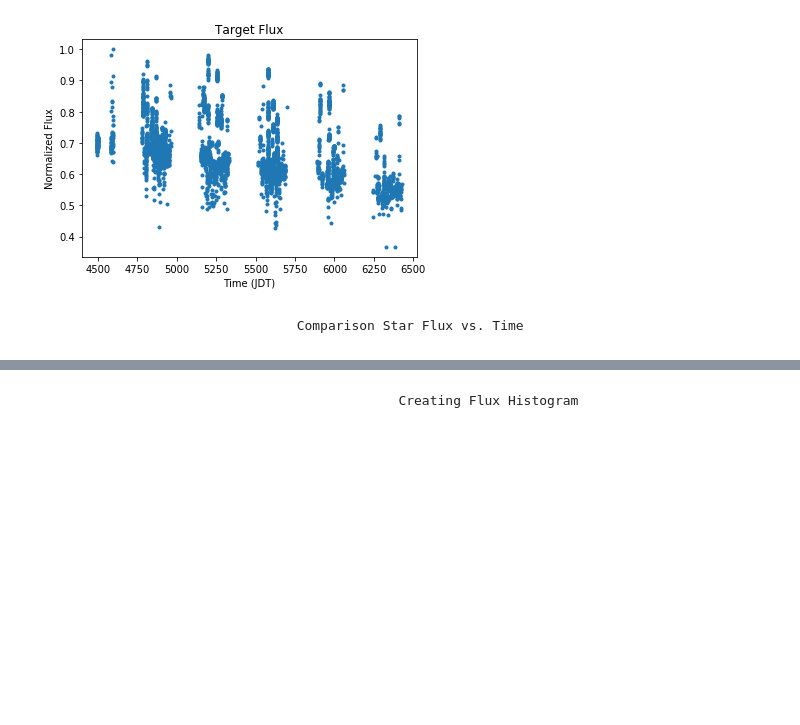
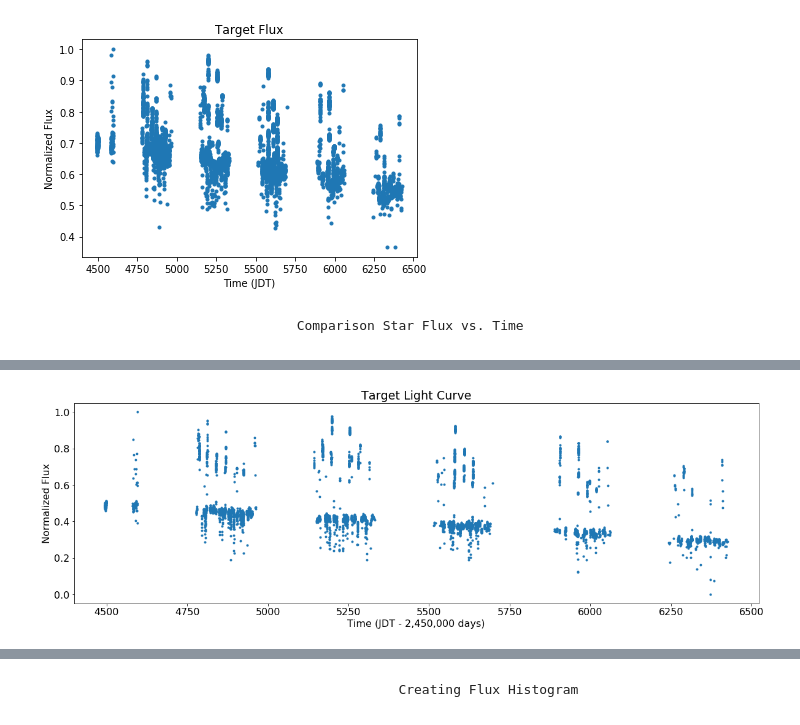
Before and after one commit to joshuapepper/kelt_halo, a Jupyter notebook: KELT Image Data Pipeline KN07.ipynb, the cells around one changed output, grey strips where cells are left out. Drawn from its saved outputs; the diff is of its cells as text; code cells hidden in the pictures; blank space fills up the shorter version.

```diff
--- a/KELT Image Data Pipeline KN07.ipynb
+++ b/KELT Image Data Pipeline KN07.ipynb
@@ -549,14 +542,15 @@ phase = np.remainder(time + phase_offset * period, period * 2) / period # calcul
 # %%
 # create target light curve with target flux minus comparison flux vs. time
 plt.title('Target Light Curve')
-plt.xlabel('Time (JDT)')
+plt.xlabel('Time (JDT - 2,450,000 days)')
 plt.ylabel('Normalized Flux')
-#plt.xticks(np.arange(round(min(time),-2), max(time)+1, round((max(time)+1-min(time))/10,-2)))
 
 final_flux= final_flux[beginning_timestamp:end_timestamp]
 
 plt.plot(graphing_time, (final_flux - min(final_flux))/(max(final_flux)-min(final_flux)), '.')
 plt.show()
+# %% [output]
+[figure, added]
 # %%
 
 # create target periodogram with power vs. period
```
Also changed, not shown: parts of 15 cells of this notebook.
